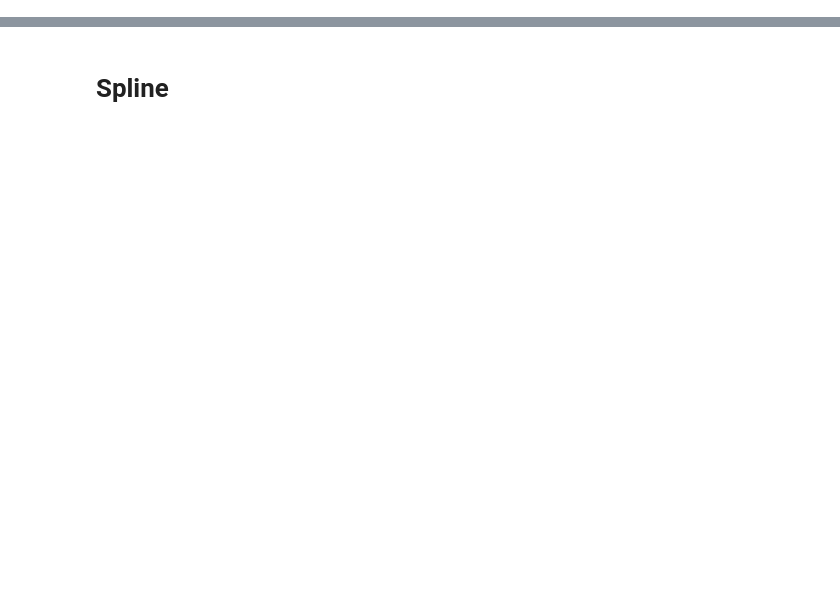
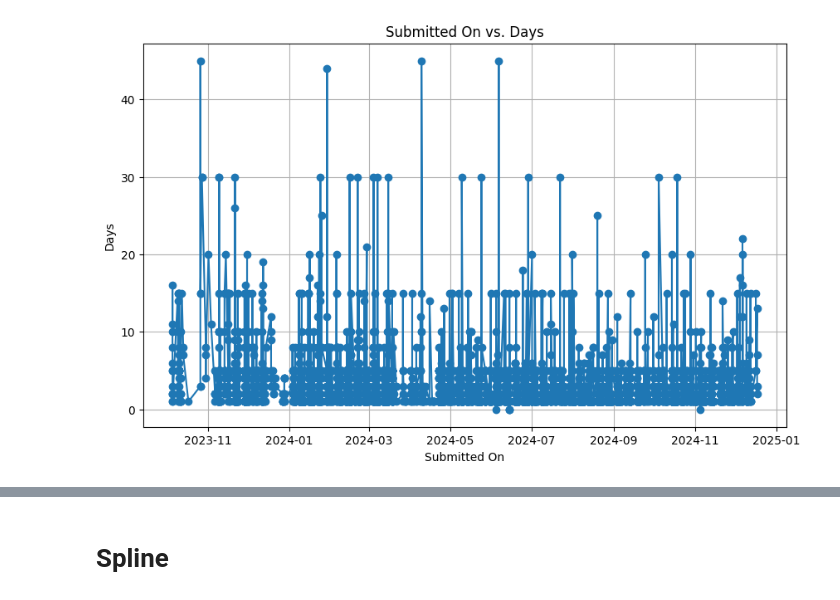
Before and after one commit to vanlalpeka/prototypes, a Jupyter notebook: 005_LeavePrediction.ipynb, the cells around one changed output, grey strips where cells are left out. Drawn from its saved outputs; the diff is of its cells as text; code cells hidden in the pictures; blank space fills up the shorter version.

```diff
--- a/005_LeavePrediction.ipynb
+++ b/005_LeavePrediction.ipynb
@@ -0,0 +98,30 @@
+# %%
+import pandas as pd
+import matplotlib.pyplot as plt
+
+# Read the CSV file into a DataFrame
+leave_df = pd.read_csv('./datasets/leave_df.csv')
+
+# Convert the 'submitted_on' column to datetime if necessary
+leave_df['submitted_on'] = pd.to_datetime(leave_df['submitted_on'])
+leave_df['start'] = pd.to_datetime(leave_df['start'])
+leave_df['end'] = pd.to_datetime(leave_df['end'])
+
+# Set the 'submitted_on' column as the index
+leave_df = leave_df.set_index('submitted_on')
+
+# Convert the 'days' column to int if necessary
+leave_df['days'] = leave_df['days'].astype(int)
+leave_df['type'] = leave_df['type'].astype(int)
+leave_df['status'] = leave_df['status'].astype(int)
+
+# Plot 'submitted_on' vs. 'days'
+plt.figure(figsize=(10, 6))
+plt.plot(leave_df.index, leave_df['days'], marker='o')
+plt.xlabel('Submitted On')
+plt.ylabel('Days')
+plt.title('Submitted On vs. Days')
+plt.grid(True)
+plt.show()
+# %% [output]
+[figure, added]
```
Also changed, not shown: parts of 32 cells of this notebook, 2 other files.
